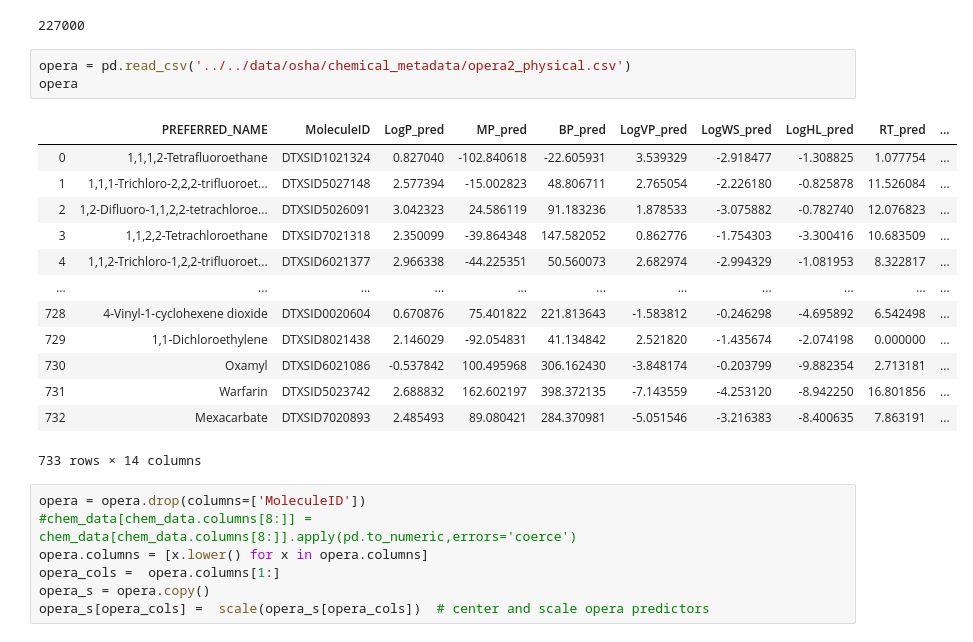
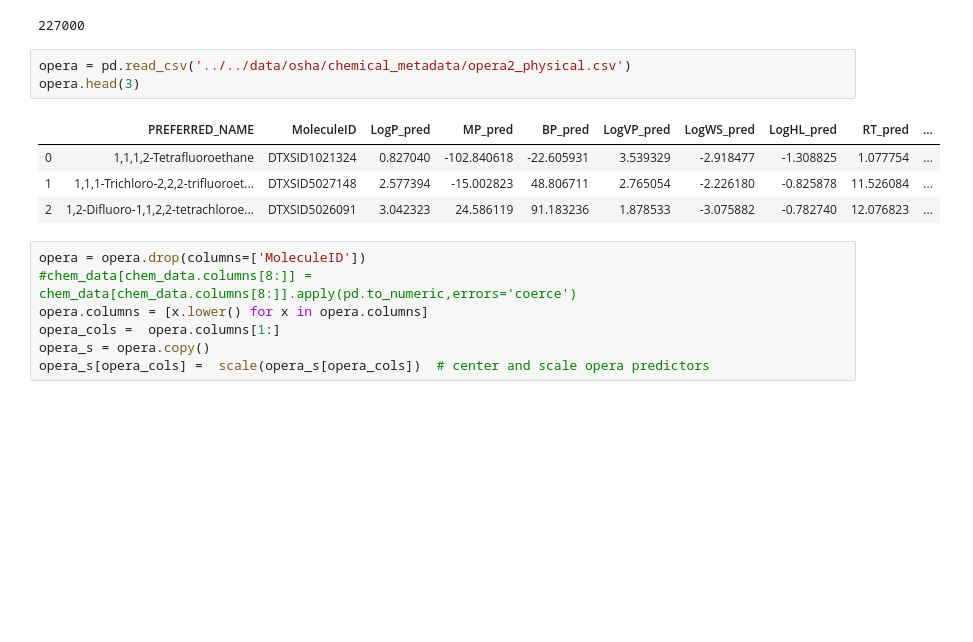
Before and after one commit to JeffreyMinucci/occupational_exposure, a Jupyter notebook: notebooks/work_in_progress/hierarchical_logistic_reg.ipynb, the cells around one changed output. Cells and saved outputs as stored; diff of their text form; blank space fills up the shorter version.

```diff
--- a/notebooks/work_in_progress/hierarchical_logistic_reg.ipynb
+++ b/notebooks/work_in_progress/hierarchical_logistic_reg.ipynb
@@ -65,21 +65,12 @@ len(osha)
 227000
 # %%
 opera = pd.read_csv('../../data/osha/chemical_metadata/opera2_physical.csv')
-opera
+opera.head(3)
 # %% [output]
 |  | PREFERRED_NAME | MoleculeID | LogP_pred | MP_pred | BP_pred | LogVP_pred | LogWS_pred | LogHL_pred | RT_pred | ... |
 | 0 | 1,1,1,2-Tetrafluoroethane | DTXSID1021324 | 0.827040 | -102.840618 | -22.605931 | 3.539329 | -2.918477 | -1.308825 | 1.077754 | ... |
 | 1 | 1,1,1-Trichloro-2,2,2-trifluoroet... | DTXSID5027148 | 2.577394 | -15.002823 | 48.806711 | 2.765054 | -2.226180 | -0.825878 | 11.526084 | ... |
 | 2 | 1,2-Difluoro-1,1,2,2-tetrachloroe... | DTXSID5026091 | 3.042323 | 24.586119 | 91.183236 | 1.878533 | -3.075882 | -0.782740 | 12.076823 | ... |
-| 3 | 1,1,2,2-Tetrachloroethane | DTXSID7021318 | 2.350099 | -39.864348 | 147.582052 | 0.862776 | -1.754303 | -3.300416 | 10.683509 | ... |
-| 4 | 1,1,2-Trichloro-1,2,2-trifluoroet... | DTXSID6021377 | 2.966338 | -44.225351 | 50.560073 | 2.682974 | -2.994329 | -1.081953 | 8.322817 | ... |
-| ... | ... | ... | ... | ... | ... | ... | ... | ... | ... | ... |
-| 728 | 4-Vinyl-1-cyclohexene dioxide | DTXSID0020604 | 0.670876 | 75.401822 | 221.813643 | -1.583812 | -0.246298 | -4.695892 | 6.542498 | ... |
-| 729 | 1,1-Dichloroethylene | DTXSID8021438 | 2.146029 | -92.054831 | 41.134842 | 2.521820 | -1.435674 | -2.074198 | 0.000000 | ... |
-| 730 | Oxamyl | DTXSID6021086 | -0.537842 | 100.495968 | 306.162430 | -3.848174 | -0.203799 | -9.882354 | 2.713181 | ... |
-| 731 | Warfarin | DTXSID5023742 | 2.688832 | 162.602197 | 398.372135 | -7.143559 | -4.253120 | -8.942250 | 16.801856 | ... |
-| 732 | Mexacarbate | DTXSID7020893 | 2.485493 | 89.080421 | 284.370981 | -5.051546 | -3.216383 | -8.400635 | 7.863191 | ... |
-733 rows × 14 columns
 # %%
 opera = opera.drop(columns=['MoleculeID'])
 #chem_data[chem_data.columns[8:]] = chem_data[chem_data.columns[8:]].apply(pd.to_numeric,errors='coerce')
```
Also changed, not shown: parts of 28 cells of this notebook, 2 other files.
